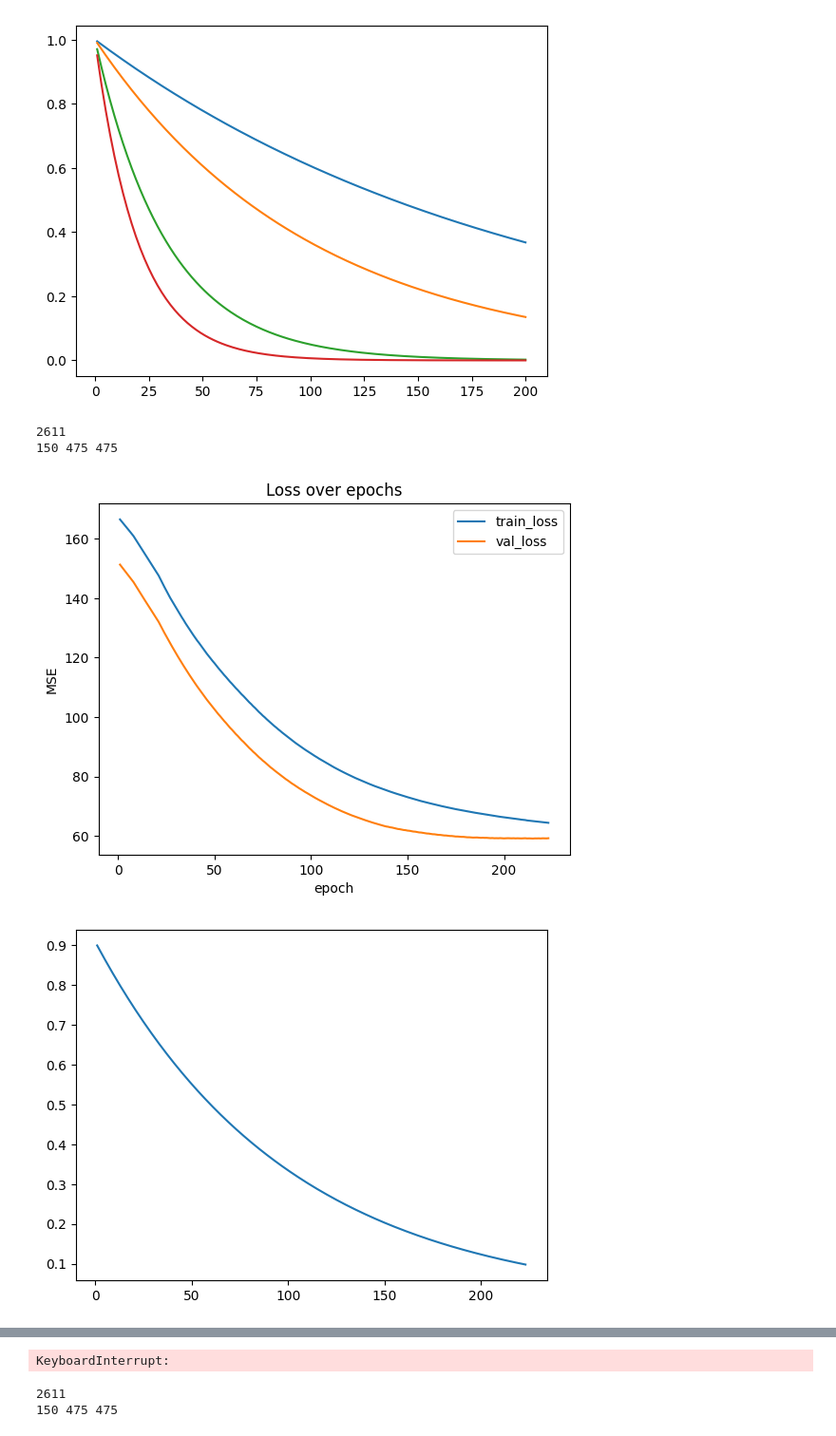
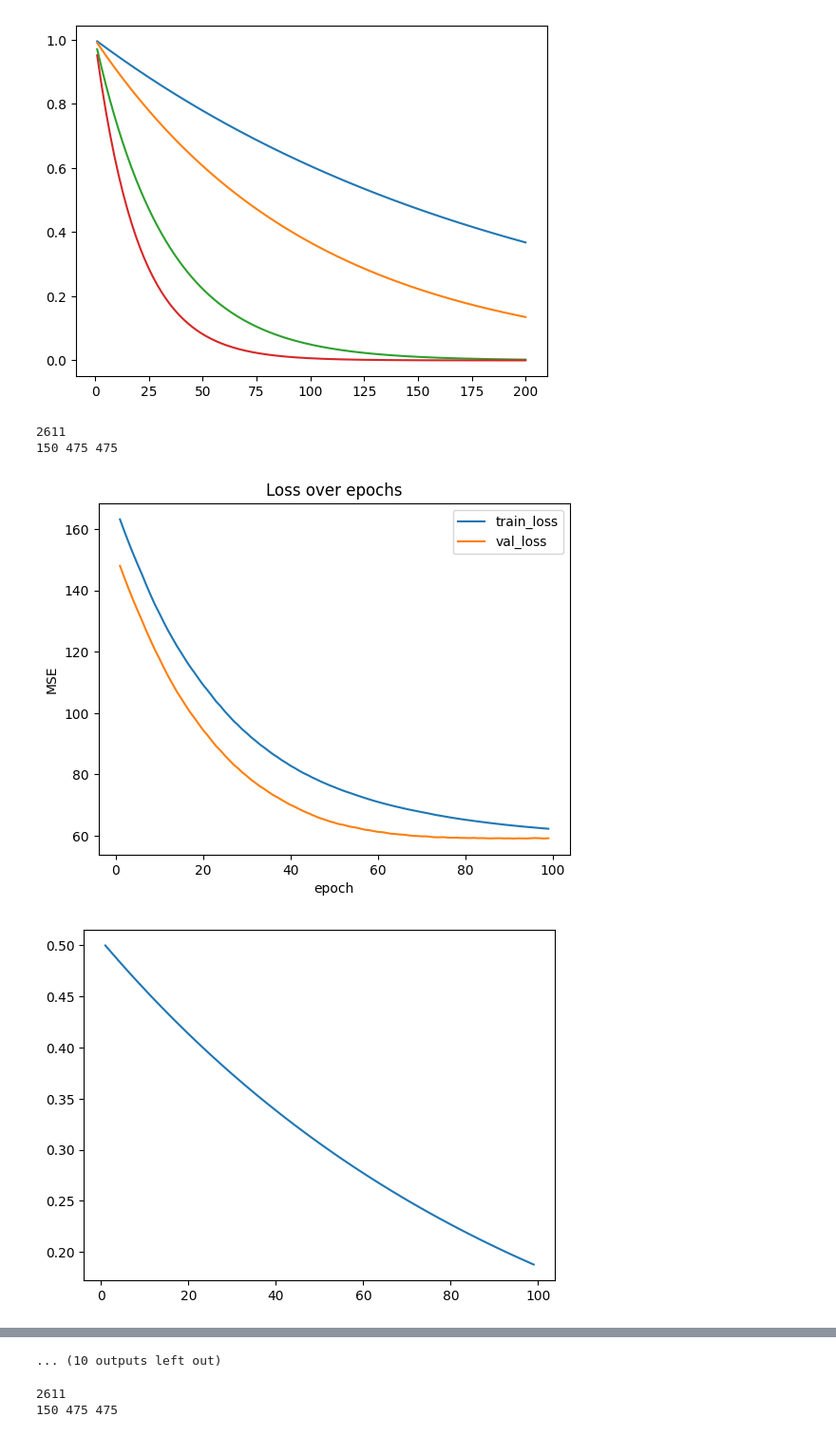
Before and after one commit to DageBjorne/transfertreeboost, a Jupyter notebook: experiments/tester.ipynb, the cells around one changed output, grey strips where cells are left out. Shown at 95% size. Cells and saved outputs as stored; diff of their text form; code cells hidden in the pictures.

```diff
--- a/experiments/tester.ipynb
+++ b/experiments/tester.ipynb
@@ -80,11 +80,11 @@ ablation_transfer_real = pd.DataFrame(columns = ['seed', 'target_column', 'targe
 
 
 
-v_list = [0.02]
+v_list = [0.05, 0.1]
 source_tree_size_list = [1,2]
 target_tree_size_list = [1,2]
-k_list = [0.01]
-m_0_list = [0.9]
+k_list = [0.01, 0.05]
+m_0_list = [0.5, 0.9]
 
 
 # --- Step 2: Create full parameter grid ---
@@ -127,32 +127,32 @@ for d in d_list:
                 X_target_train = np.array(data_train[predictor_columns])
                 y_target_train = np.array(data_train[target_column])
 
                 X_target_val = np.array(data_val[predictor_columns])
                 y_target_val = np.array(data_val[target_column])
 
                 X_target_test = np.array(data_test[predictor_columns])
                 y_target_test = np.array(data_test[target_column])
 
                 print(len(X_target_train), len(X_target_val), len(X_target_test))
                 for config in param_grid:
                     v, source_tree_size, target_tree_size, k, m_0 = config
 
 
                     #Test for all methods!!!!
 
                     method = f'LSTransferTreeBoost'
                     fiter = LSTransferTreeBoost(epochs=1000, v=v, source_tree_size=source_tree_size,
                                                 target_tree_size=target_tree_size, k=k, m_0=m_0)
                     fiter.fit(X_target_train, y_target_train, X_source_train, y_source_train, val_x=X_target_val, val_y=y_target_val, early_stopping_rounds=8, show_curves = True)
                     rmse = fiter.evaluate(X_target_test, y_target_test, metric = 'rmse')
                     val_rmse = fiter.evaluate(X_target_val, y_target_val, metric = 'rmse')
                     mae = fiter.evaluate(X_target_test, y_target_test, metric = 'mae')
                     val_mae = fiter.evaluate(X_target_val, y_target_val, metric = 'mae')
 
                     ablation_transfer_real.loc[len(ablation_transfer_real)] = [seed, target_column, train_size_, method, v, source_tree_size, target_tree_size, k, m_0, val_rmse, val_mae, rmse, mae]
                     ablation_transfer_real.to_csv(f'results/LSTransferTreeBoost_ablation_rs_{d}.csv')
 # %% [output]
 2611
 150 475 475
-[figure, old version]
+[figure, new version]
-[figure, old version]
+[figure, new version]
@@ -159,4 +168,4 @@ for d in d_list:
-KeyboardInterrupt:
+... (10 outputs left out)
 # %%
 #ablation study for xgboost Gaussian errors, with gaussian source domain errors
 ablation_transfer_real = pd.DataFrame(columns = ['seed', 'target_column', 'target_instances', 'method',
```
Also changed, not shown: parts of 1 cell of this notebook, 1 other file.
